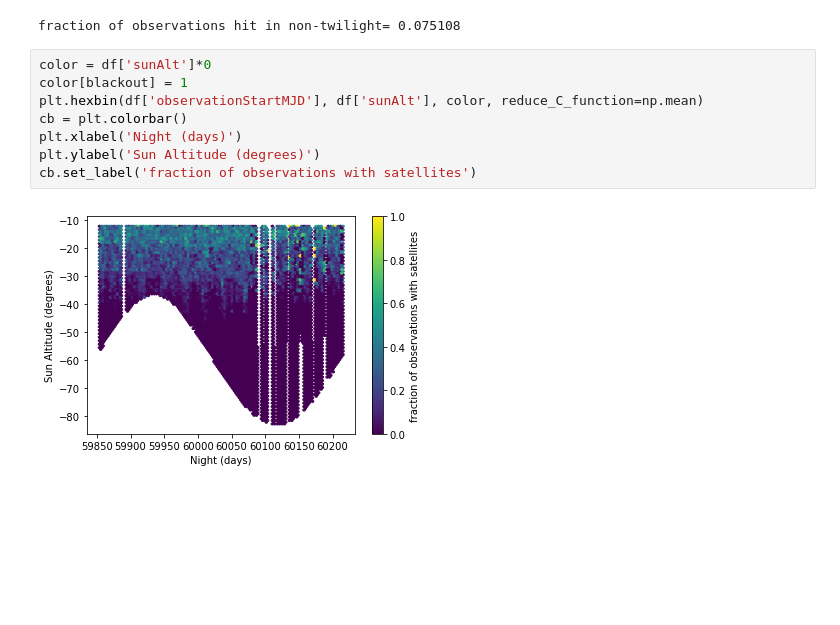
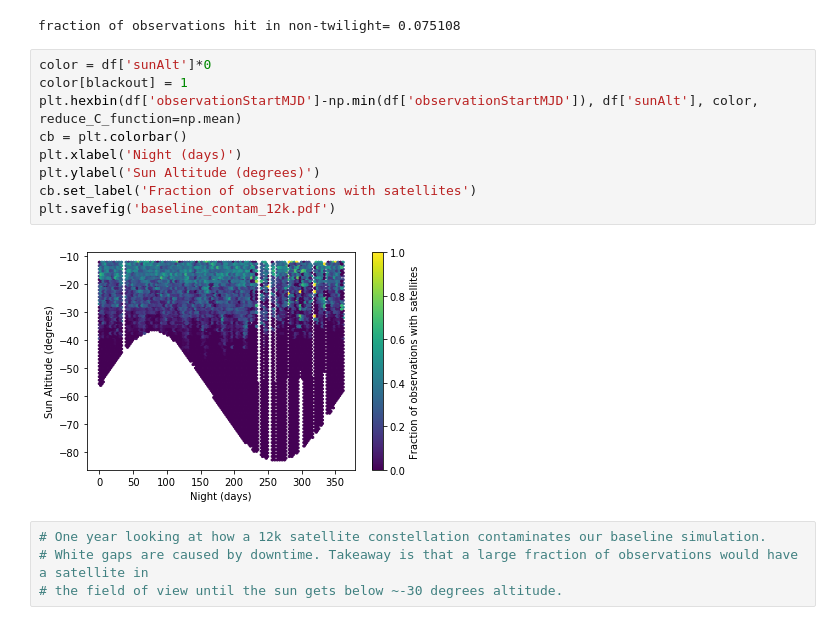
Before and after one commit to yoachim/satellite_collisions, a Jupyter notebook: viz_hits.ipynb, the cells around one changed output. Drawn from its saved outputs; the diff is of its cells as text; blank space fills up the shorter version.

```diff
--- a/viz_hits.ipynb
+++ b/viz_hits.ipynb
@@ -33,10 +33,15 @@ fraction of observations hit in non-twilight= 0.075108
 # %%
 color = df['sunAlt']*0
 color[blackout] = 1
-plt.hexbin(df['observationStartMJD'], df['sunAlt'], color, reduce_C_function=np.mean)
+plt.hexbin(df['observationStartMJD']-np.min(df['observationStartMJD']), df['sunAlt'], color, reduce_C_function=np.mean)
 cb = plt.colorbar()
 plt.xlabel('Night (days)')
 plt.ylabel('Sun Altitude (degrees)')
-cb.set_label('fraction of observations with satellites')
+cb.set_label('Fraction of observations with satellites')
+plt.savefig('baseline_contam_12k.pdf')
 # %% [output]
-[figure, old version]
+[figure, new version]
+# %%
+# One year looking at how a 12k satellite constellation contaminates our baseline simulation.
+# White gaps are caused by downtime. Takeaway is that a large fraction of observations would have a satellite in
+# the field of view until the sun gets below ~-30 degrees altitude.
```
Also changed, not shown: 4 other files.
